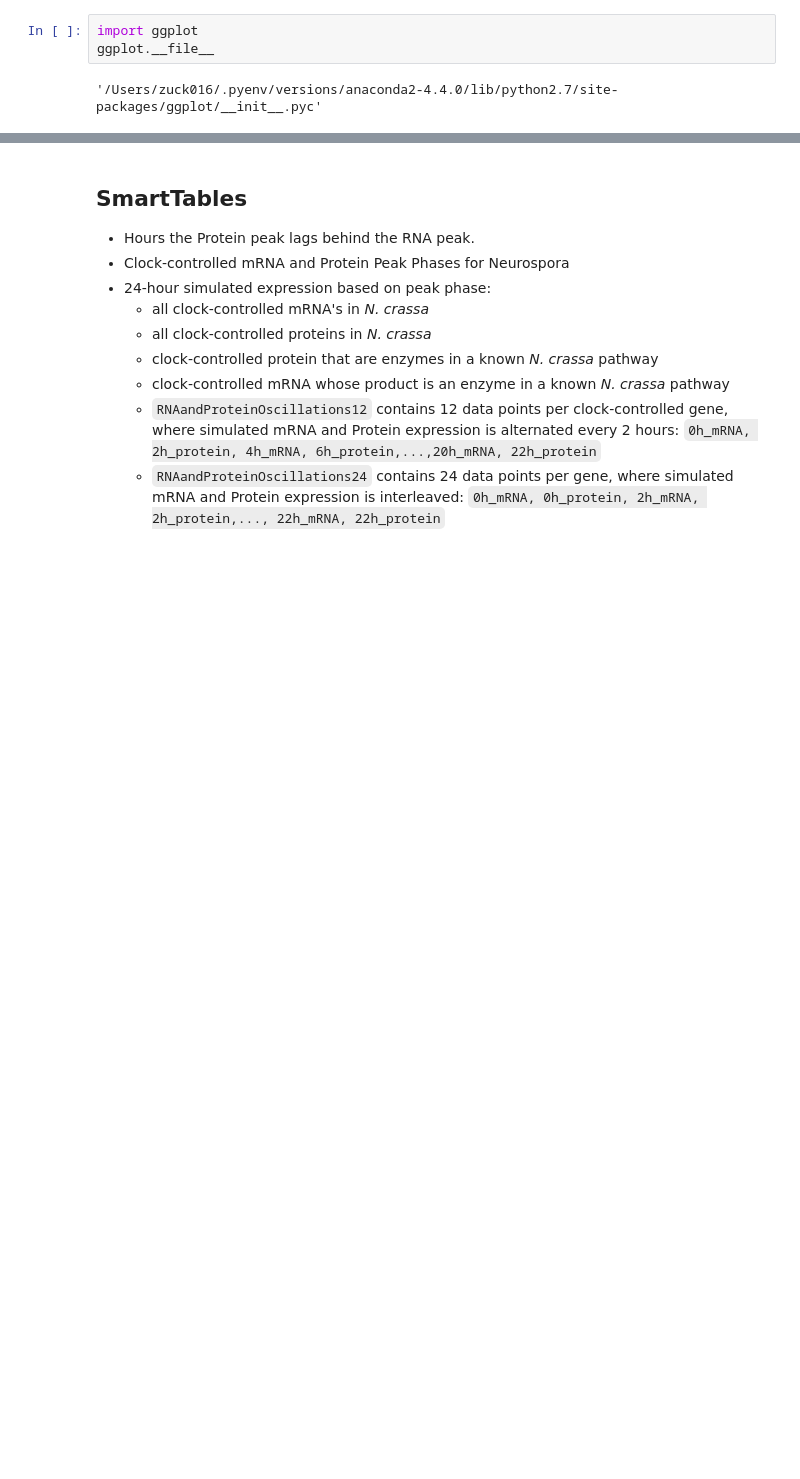
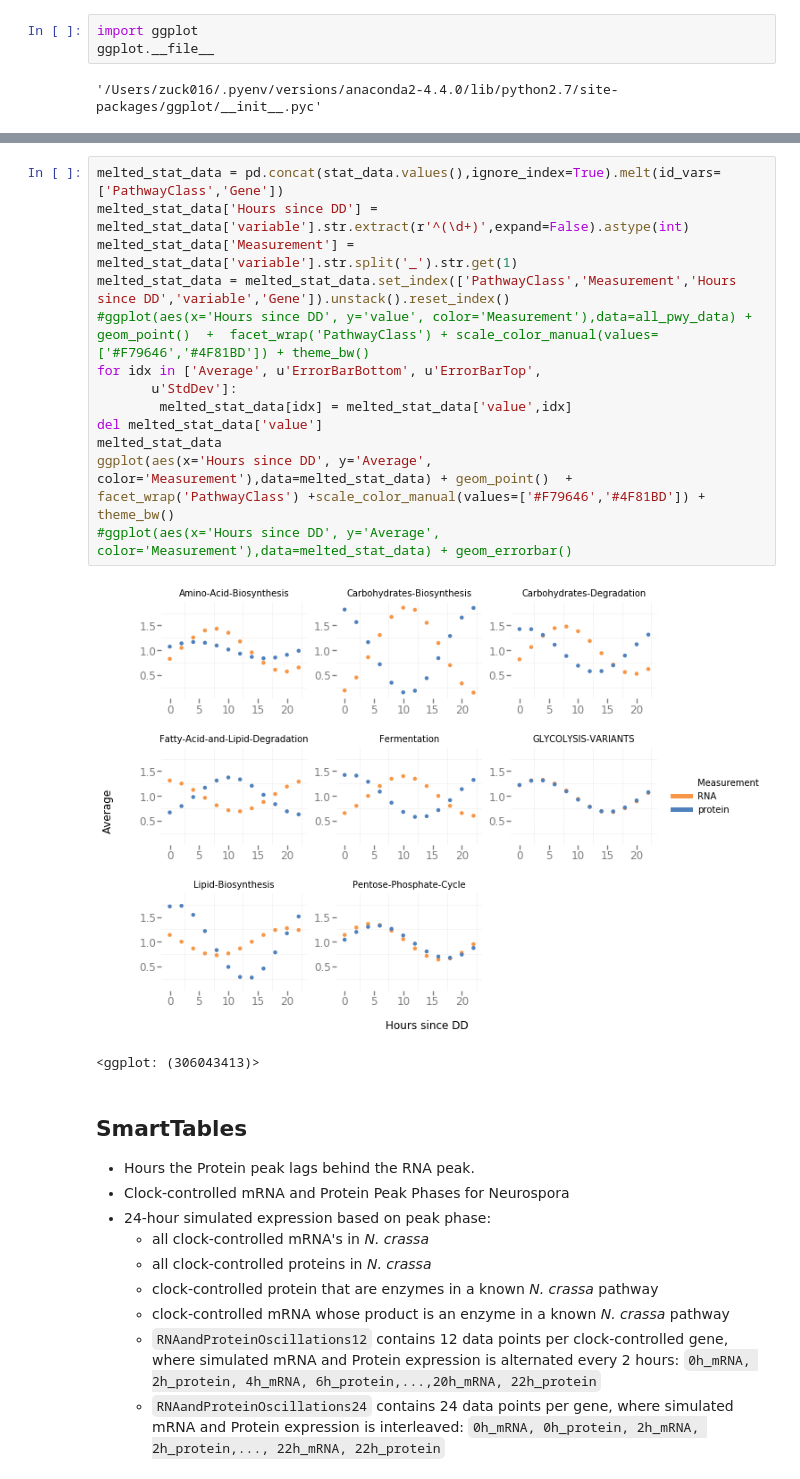
Before and after one commit to djinnome/PeakPhases, a Jupyter notebook: PeakPhaseAnalysis.ipynb, the cells around one changed output, grey strips where cells are left out. Cells and saved outputs as stored; diff of their text form; blank space fills up the shorter version.

```diff
--- a/PeakPhaseAnalysis.ipynb
+++ b/PeakPhaseAnalysis.ipynb
@@ -272,3 +278,19 @@ display(ggplot(aes(x='Hours since DD', y='value', color='Measurement',size='Aver
+# %%
+melted_stat_data = pd.concat(stat_data.values(),ignore_index=True).melt(id_vars=['PathwayClass','Gene'])
+melted_stat_data['Hours since DD'] =  melted_stat_data['variable'].str.extract(r'^(\d+)',expand=False).astype(int)
+melted_stat_data['Measurement'] = melted_stat_data['variable'].str.split('_').str.get(1)
+melted_stat_data = melted_stat_data.set_index(['PathwayClass','Measurement','Hours since DD','variable','Gene']).unstack().reset_index()
+#ggplot(aes(x='Hours since DD', y='value', color='Measurement'),data=all_pwy_data) + geom_point()  +  facet_wrap('PathwayClass') + scale_color_manual(values=['#F79646','#4F81BD']) + theme_bw()
+for idx in ['Average', u'ErrorBarBottom', u'ErrorBarTop',
+       u'StdDev']:
+        melted_stat_data[idx] = melted_stat_data['value',idx]
+del melted_stat_data['value']
+melted_stat_data
+ggplot(aes(x='Hours since DD', y='Average', color='Measurement'),data=melted_stat_data) + geom_point()  +    facet_wrap('PathwayClass') +scale_color_manual(values=['#F79646','#4F81BD']) + theme_bw()
+#ggplot(aes(x='Hours since DD', y='Average', color='Measurement'),data=melted_stat_data) + geom_errorbar()
+# %% [output]
+[figure, added]
+<ggplot: (306043413)>
 # %% [markdown]
 ## SmartTables
   * Hours the Protein peak lags behind the RNA peak.
```
Also changed, not shown: parts of 2 cells of this notebook, 12 other files.
